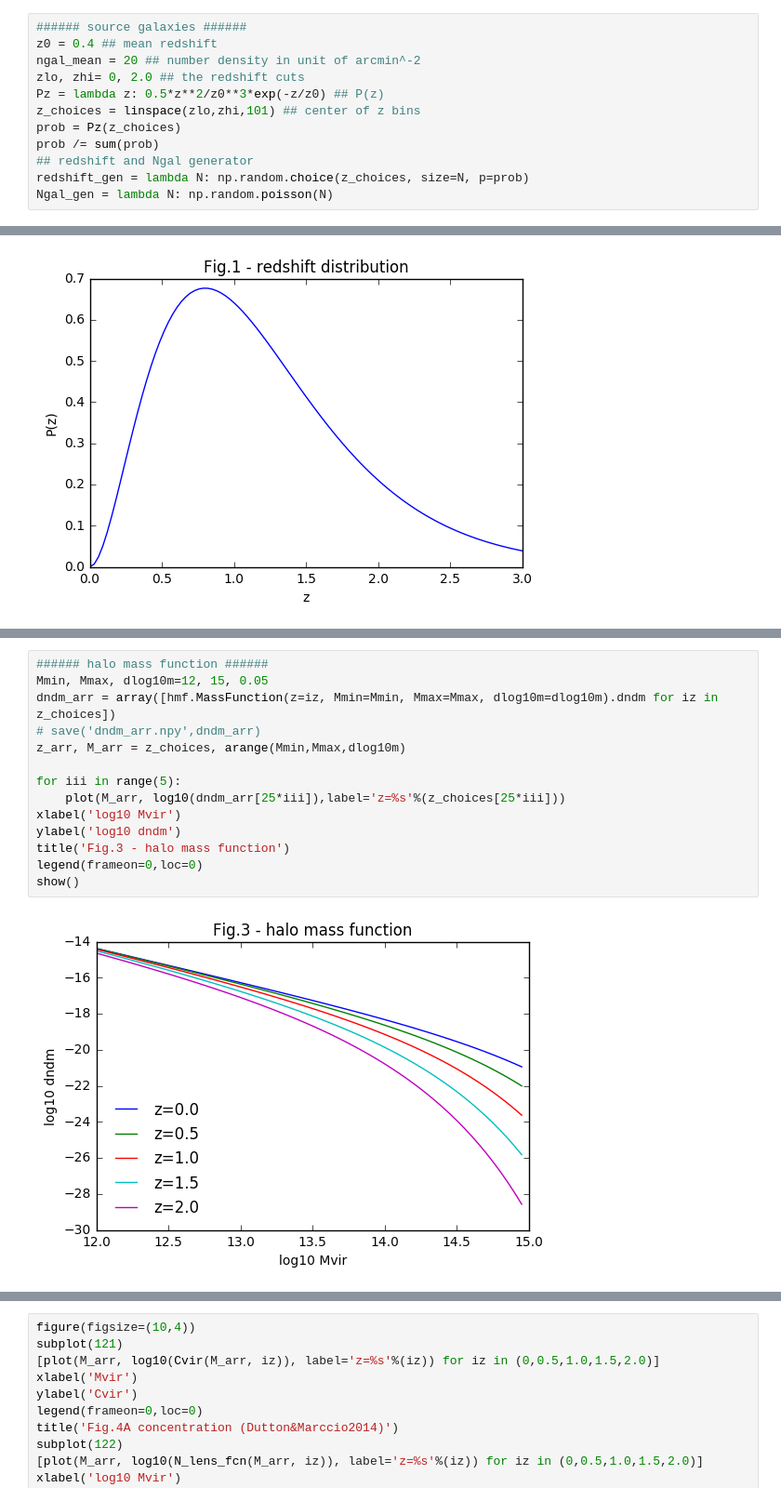
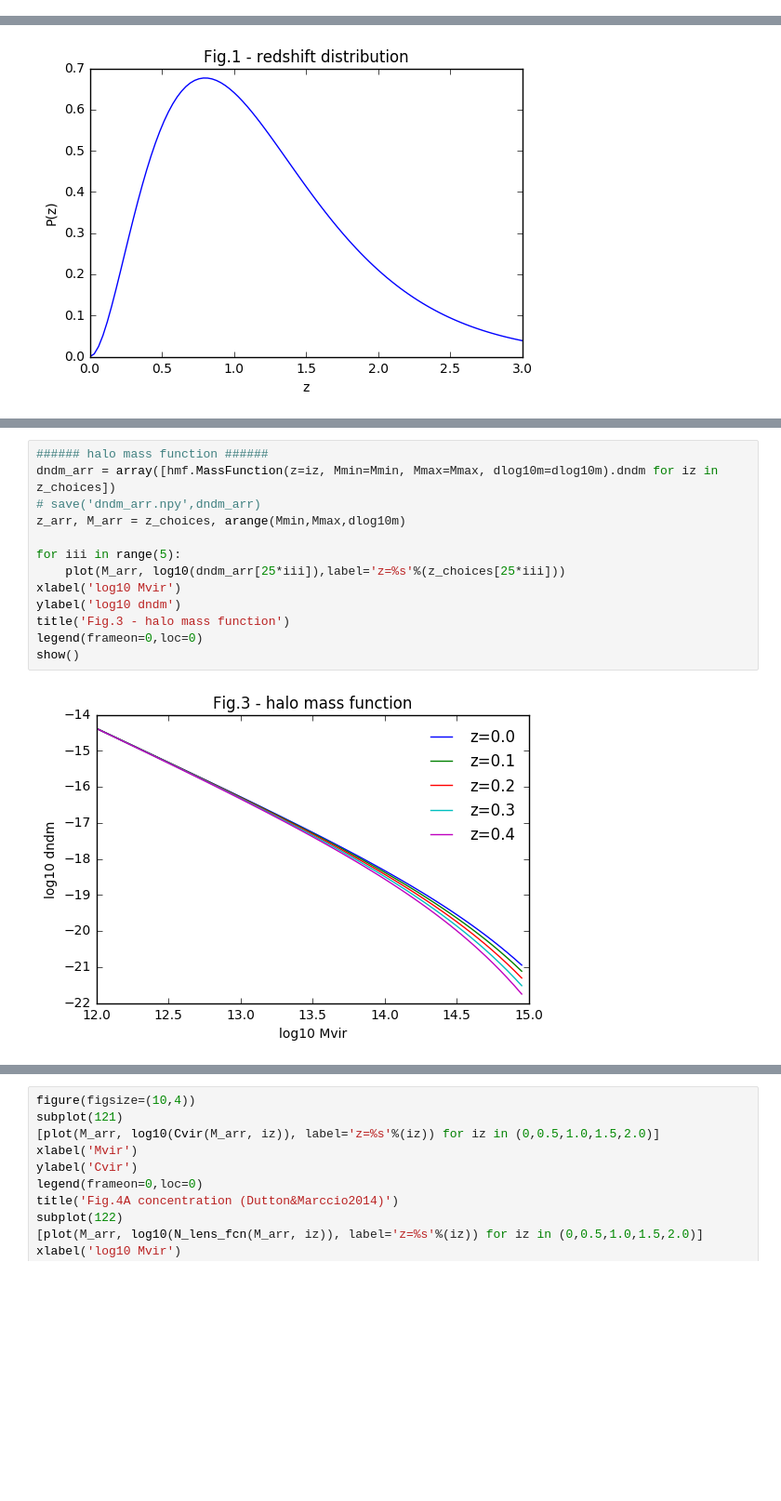
Before and after one commit to liuxx479/peak-bias, a Jupyter notebook: plots.ipynb, the cells around one changed output, grey strips where cells are left out. Shown at 93% size. Cells and saved outputs as stored; diff of their text form; blank space fills up the shorter version.

Commit message:
update plot, remove messy codes

```diff
--- a/plots.ipynb
+++ b/plots.ipynb
@@ -37,15 +12,3 @@ Rvir_fcn = lambda Mvir, z: (0.75/pi * Mvir*M_sun/(Delta_vir(z)*rho_cz(z)))**0.33
-# %%
-###### source galaxies ######
-z0 = 0.4 ## mean redshift
-ngal_mean = 20 ## number density in unit of arcmin^-2
-zlo, zhi= 0, 2.0 ## the redshift cuts
-Pz = lambda z: 0.5*z**2/z0**3*exp(-z/z0) ## P(z)
-z_choices = linspace(zlo,zhi,101) ## center of z bins
-prob = Pz(z_choices)
-prob /= sum(prob)
-## redshift and Ngal generator
-redshift_gen = lambda N: np.random.choice(z_choices, size=N, p=prob)
-Ngal_gen = lambda N: np.random.poisson(N)
 # %%
 z_arr = linspace(0,3,100)
 plot(z_arr,Pz(z_arr))
@@ -66,16 +29,15 @@ show()
 # %%
 ###### halo mass function ######
-Mmin, Mmax, dlog10m=12, 15, 0.05
 dndm_arr = array([hmf.MassFunction(z=iz, Mmin=Mmin, Mmax=Mmax, dlog10m=dlog10m).dndm for iz in z_choices])
 # save('dndm_arr.npy',dndm_arr)
 z_arr, M_arr = z_choices, arange(Mmin,Mmax,dlog10m)
 
 for iii in range(5):
     plot(M_arr, log10(dndm_arr[25*iii]),label='z=%s'%(z_choices[25*iii]))
 xlabel('log10 Mvir')
 ylabel('log10 dndm')
 title('Fig.3 - halo mass function')
 legend(frameon=0,loc=0)
 show()
 # %% [output]
-[figure, old version]
+[figure, new version]
```
Also changed, not shown: parts of 10 cells of this notebook.
